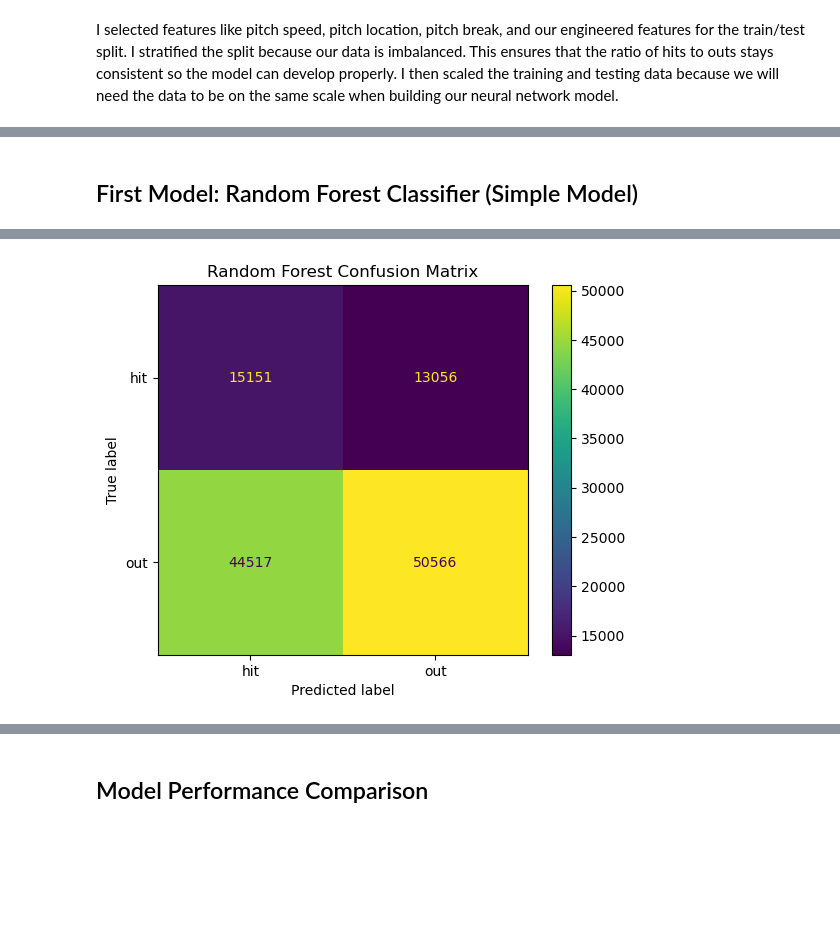
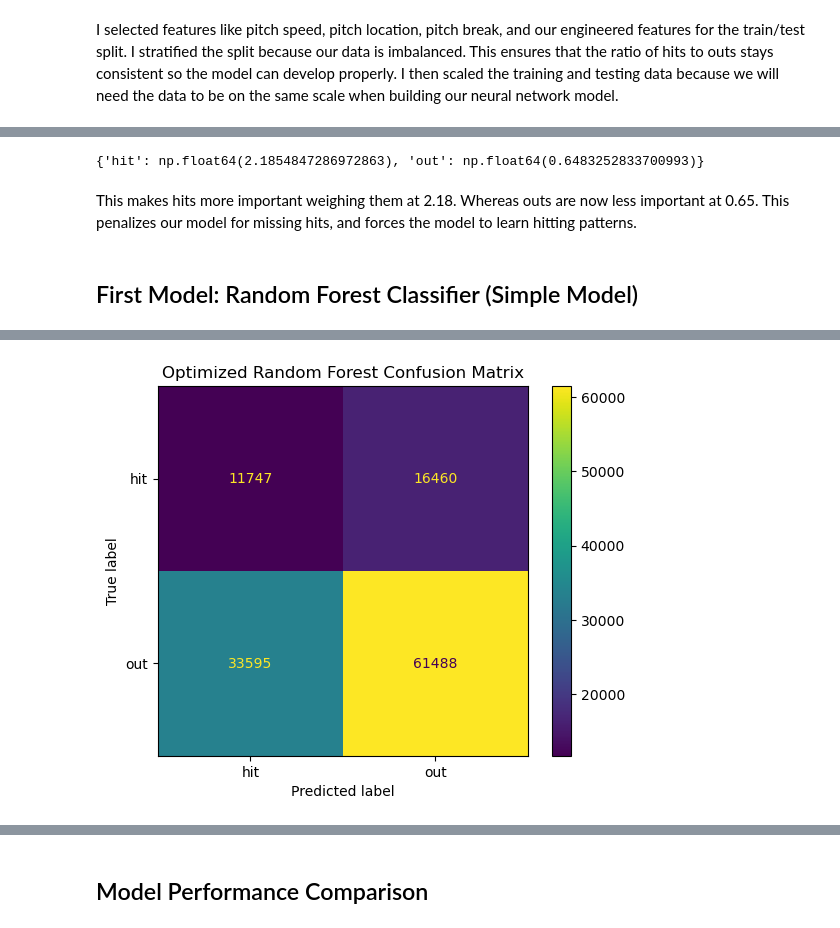
Before and after one commit to CCCKBrant/Final-Project-Part-2-Model-Development, a Jupyter notebook: final_project_draft.ipynb, the cells around one changed output, grey strips where cells are left out. Saved outputs shown, nothing was run; the diff lists cells and outputs as text; code cells hidden in the pictures; blank space fills up the shorter version.

```diff
--- a/final_project_draft.ipynb
+++ b/final_project_draft.ipynb
@@ -88,6 +92,7 @@ df = df.dropna(subset=[
     "break_length"
 ])
 
+df_clean =df.copy()
 print("Missing Values in Each Column After Cleaning:")
 missing_after = df.isnull().sum().sort_values(ascending=False)
 print(missing_after.head(15))
@@ -260,9 +293,13 @@ features = [
     'pfx_z',
     'break_angle',
     'break_length',
-    'total_movement',          # ← updated
+    'outs',
+    'total_movement',
     'speed_movement_score',
-    'in_zone'
+    'in_zone',
+    'runners_on',
+    'runners_in_scoring_position',
+    'high_pressure'
 ]
 
 X = df_model[features]
@@ -278,5 +315,10 @@ scaler = StandardScaler()
 
 X_train_scaled = scaler.fit_transform(X_train)
 X_test_scaled = scaler.transform(X_test)
+
+# PCA Application:
+pca = PCA(n_components=10)
+X_train_pca = pca.fit_transform(X_train_scaled)
+X_test_pca = pca.transform(X_test_scaled)
 # %% [markdown]
 I selected features like pitch speed, pitch location, pitch break, and our engineered features for the train/test split. I stratified the split because our data is imbalanced. This ensures that the ratio of hits to outs stays consistent so the model can develop properly. I then scaled the training and testing data because we will need the data to be on the same scale when building our neural network model.
@@ -283,27 +327,60 @@ I selected features like pitch speed, pitch location, pitch break, and our engin
+# %%
+classes = np.unique(y_train)
+class_weights = compute_class_weight(class_weight='balanced', classes=classes, y=y_train)
+
+class_weight_dict = dict(zip(classes, class_weights))
+print(class_weight_dict)
+# %% [output]
+{'hit': np.float64(2.1854847286972863), 'out': np.float64(0.6483252833700993)}
+# %% [markdown]
+This makes hits more important weighing them at 2.18. Whereas outs are now less important at 0.65. This penalizes our model for missing hits, and forces the model to learn hitting patterns.
 # %% [markdown]
 ## First Model: Random Forest Classifier (Simple Model)
 # %%
-# Initialize RF Model
-rf_model = RandomForestClassifier(
-    n_estimators=100,
-    max_depth=10,
+# Initialize base Random Forest
+rf_base = RandomForestClassifier(
     random_state=42,
-    class_weight='balanced'
+    class_weight=class_weight_dict
 )
 
-# Train RF Model
+# Hyperparameter grid
+rf_param_grid = {
+    'n_estimators': [100, 150],
+    'max_depth': [10, 15],
+    'min_samples_split': [2, 5]
+}
+
+# Grid search
+rf_grid = GridSearchCV(
+    estimator=rf_base,
+    param_grid=rf_param_grid,
+    scoring='f1_macro',
+    cv=3,
+    n_jobs=-1,
+    verbose=1
+)
+
+# Train optimized RF
 start_time = time.time()
-rf_model.fit(X_train, y_train)
+rf_grid.fit(X_train, y_train)
 rf_training_time = time.time() - start_time
 
-# Predict with RF Model
-rf_predictions = rf_model.predict(X_test)
+# Best model
+best_rf_model = rf_grid.best_estimator_
 
-# Evaluate RF Model
+print("Best Random Forest Parameters:")
+print(rf_grid.best_params_)
+print()
+print(f"Grid Search Training Time: {rf_training_time:.2f} seconds")
+
+# Predict with optimized RF
+rf_predictions = best_rf_model.predict(X_test)
+
+# Evaluate optimized RF
 rf_accuracy = accuracy_score(y_test, rf_predictions)
 
-print("Random Forest Results")
-print("----------------------")
+print("Optimized Random Forest Results")
+print("-------------------------------")
 print(f"Accuracy: {rf_accuracy:.4f}")
 print(f"Training Time: {rf_training_time:.2f} seconds")
 print()
@@ -311,14 +388,14 @@ print("Classification Report:")
 print(classification_report(y_test, rf_predictions))
 
 # Confusion Matrix
-cm = confusion_matrix(y_test, rf_predictions, labels=rf_model.classes_)
+cm = confusion_matrix(y_test, rf_predictions, labels=best_rf_model.classes_)
 
 disp = ConfusionMatrixDisplay(
     confusion_matrix=cm,
-    display_labels=rf_model.classes_
+    display_labels=best_rf_model.classes_
 )
 
 disp.plot()
-plt.title("Random Forest Confusion Matrix")
+plt.title("Optimized Random Forest Confusion Matrix")
 plt.show()
 # %% [output]
@@ -339,2 +421,2 @@ weighted avg       0.67      0.53      0.57    123290
-[figure, old version]
+[figure, new version]
 # %% [markdown]
```
Also changed, not shown: parts of 21 cells of this notebook, 1 other file.
